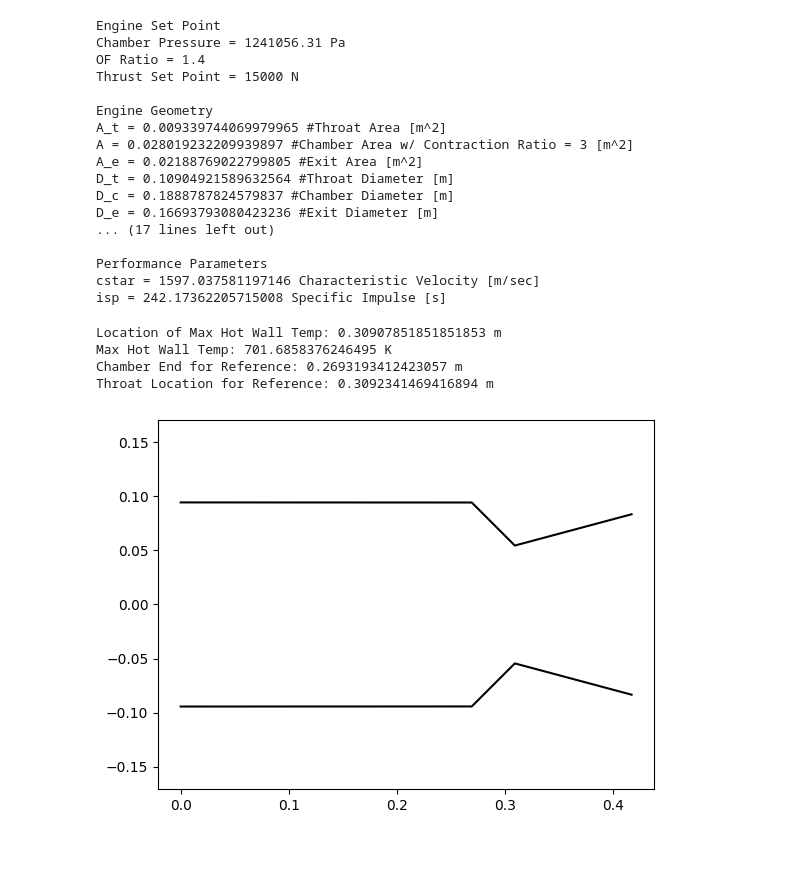
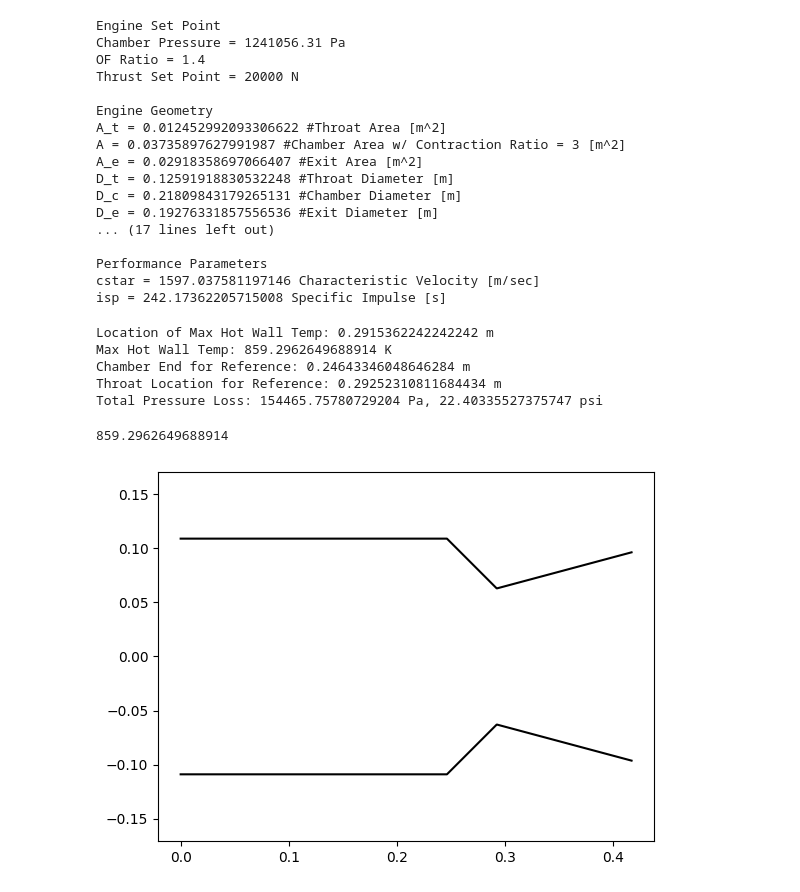
Before and after one commit to UC-Davis-APRL/enginethermals, a Jupyter notebook: Regenerative Cooling Calculator.ipynb, the cells around one changed output. Saved outputs shown, nothing was run; the diff lists cells and outputs as text; code cells hidden in the pictures; blank space fills up the shorter version.

```diff
--- a/Regenerative Cooling Calculator.ipynb
+++ b/Regenerative Cooling Calculator.ipynb
@@ -127,7 +127,7 @@ pi = 3.14159265359
 
 P_c = 1241056.31
 
-engine = EngineProp(P_c = P_c, OF = 1.4, Thrust = 15000)
+engine = EngineProp(P_c = P_c, OF = 1.4, Thrust = 20000)
 A_t = engine["A_t"]
 A = engine["A"]
 A_e = engine["A_e"]
@@ -156,15 +156,15 @@ EngineText(engine)
 Engine Set Point
 Chamber Pressure = 1241056.31 Pa
 OF Ratio = 1.4
-Thrust Set Point = 15000 N
+Thrust Set Point = 20000 N
 
 Engine Geometry
-A_t = 0.009339744069979965 #Throat Area [m^2]
-A = 0.028019232209939897 #Chamber Area w/ Contraction Ratio = 3 [m^2]
-A_e = 0.02188769022799805 #Exit Area [m^2]
-D_t = 0.10904921589632564 #Throat Diameter [m]
-D_c = 0.1888787824579837 #Chamber Diameter [m]
-D_e = 0.16693793080423236 #Exit Diameter [m]
+A_t = 0.012452992093306622 #Throat Area [m^2]
+A = 0.03735897627991987 #Chamber Area w/ Contraction Ratio = 3 [m^2]
+A_e = 0.02918358697066407 #Exit Area [m^2]
+D_t = 0.12591918830532248 #Throat Diameter [m]
+D_c = 0.21809843179265131 #Chamber Diameter [m]
+D_e = 0.19276331857556536 #Exit Diameter [m]
 ... (17 lines left out)
 
 Performance Parameters
@@ -188,22 +188,24 @@ def kero_viscosity(T_p, P_p): #[Pa*s]
 # %%
 #Wall Properties
 def WallProperties(Material):
-    if Material == "Stainless Steel":
-        k_w = 16 #Thermal Conductivity [W/m*k]
-        E_w = 193e9 #Modulus of Elasticity [Pa]
-        a_w = 17.3e-6 #Thermal Expansion Coefficient
-        p_w = 0.29
-    elif Material == "Aluminum":
-        k_w = 160 #Thermal Conductivity
-        E_w = 68.9e9
-        a_w = 22e-6
-        p_w = 0.33
-    elif Material == "Copper":
-        k_w = 350
-        E_w = 120e9
-        a_w = 16e-6
-        p_w = 0.33
-    return(k_w, E_w, a_w, p_w)
+    match Material:
+        case "Stainless Steel":
+            k_w = 16 #Thermal Conductivity [W/m*k]
+            E_w = 193e9 #Modulus of Elasticity [Pa]
+            a_w = 17.3e-6 #Thermal Expansion Coefficient
+            p_w = 0.29 #Poisson Ration
+        case "Aluminum":
+            k_w = 160 #Thermal Conductivity
+            E_w = 68.9e9
+            a_w = 22e-6
+            p_w = 0.33
+            e_w = 6e-5
+        case "Copper":
+            k_w = 350
+            E_w = 120e9
+            a_w = 16e-6
+            p_w = 0.33
+    return(k_w, E_w, a_w, p_w, e_w)
 # %%
 #Function Definitions
 
@@ -494,14 +636,19 @@ import matplotlib.patches as mpatches
 # %%
 #Test Runs
 
 #Bartz_Iterator(T_c = T_c, T_p = 330, Ma = 0, A = A, h_p = 17435.70437, k_w = 380, t_w = 0.0007)
 
 #Engine_Contour(L = 0.197256, x_c = 0.106230, x_t = 0.132530, x_e = 0.197256, D_c = 0.085725, D_t = 0.028956, D_e = 0.061760, n = 1000)
 
-Regen(W_ch = 0.005, T_ch = 0.001, L_ch = 0.417256, n = 1000, n_ch = 30, P_p = 2.84e6, T_p0 = 300, t_w = 0.0007, Material = "Aluminum")
+Regen(Ch_max=None, Ch_min=None, Ch_exit=None
+      , Rib_max=0.003, Rib_min=0.004, Rib_exit=0.004
+      , H_max=0.002, H_min=0.002, H_exit=0.002
+      , L_ch=0.417256, n=1000, n_ch=50, P_p0=2.84e6, T_p0=300, t_w=0.0007, Material="Aluminum")
 # %% [output]
-Location of Max Hot Wall Temp: 0.30907851851851853 m
-Max Hot Wall Temp: 701.6858376246495 K
-Chamber End for Reference: 0.2693193412423057 m
-Throat Location for Reference: 0.3092341469416894 m
+Location of Max Hot Wall Temp: 0.2915362242242242 m
+Max Hot Wall Temp: 859.2962649688914 K
+Chamber End for Reference: 0.24643346048646284 m
+Throat Location for Reference: 0.29252310811684434 m
+Total Pressure Loss: 154465.75780729204 Pa, 22.40335527375747 psi
+859.2962649688914
-[figure, old version]
+[figure, new version]
```
Also changed, not shown: parts of 2 cells of this notebook.
